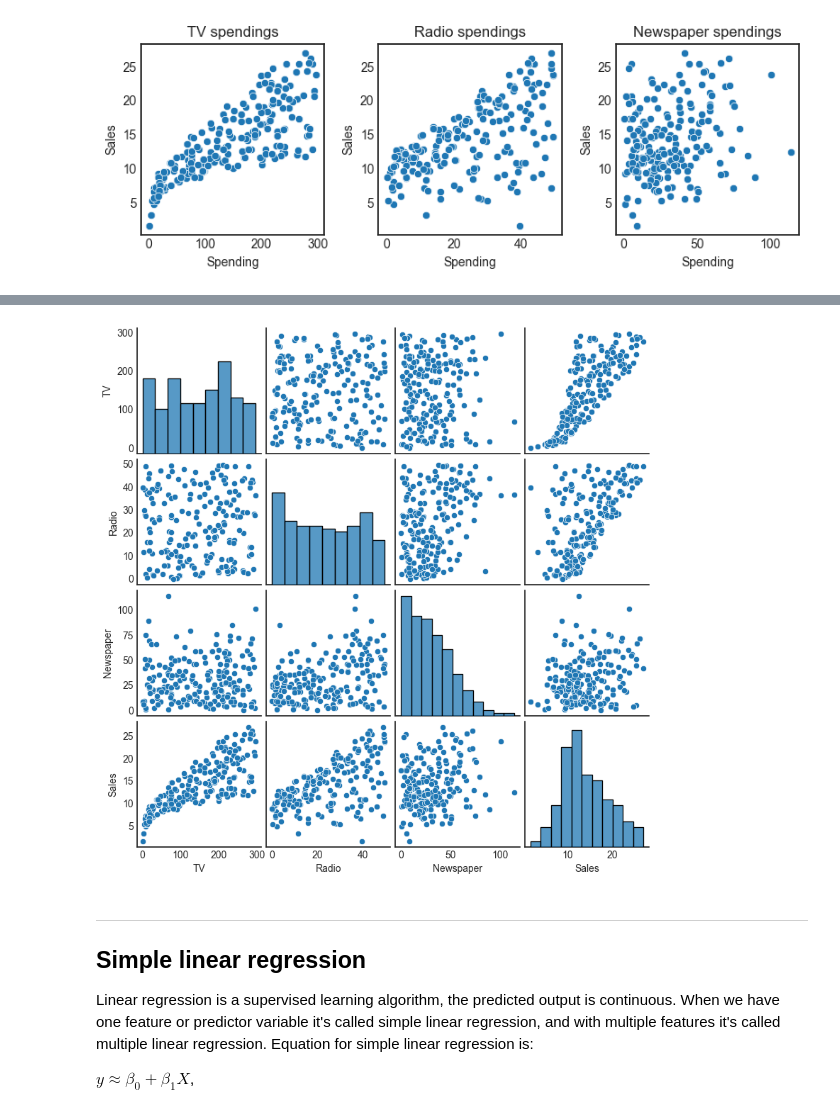
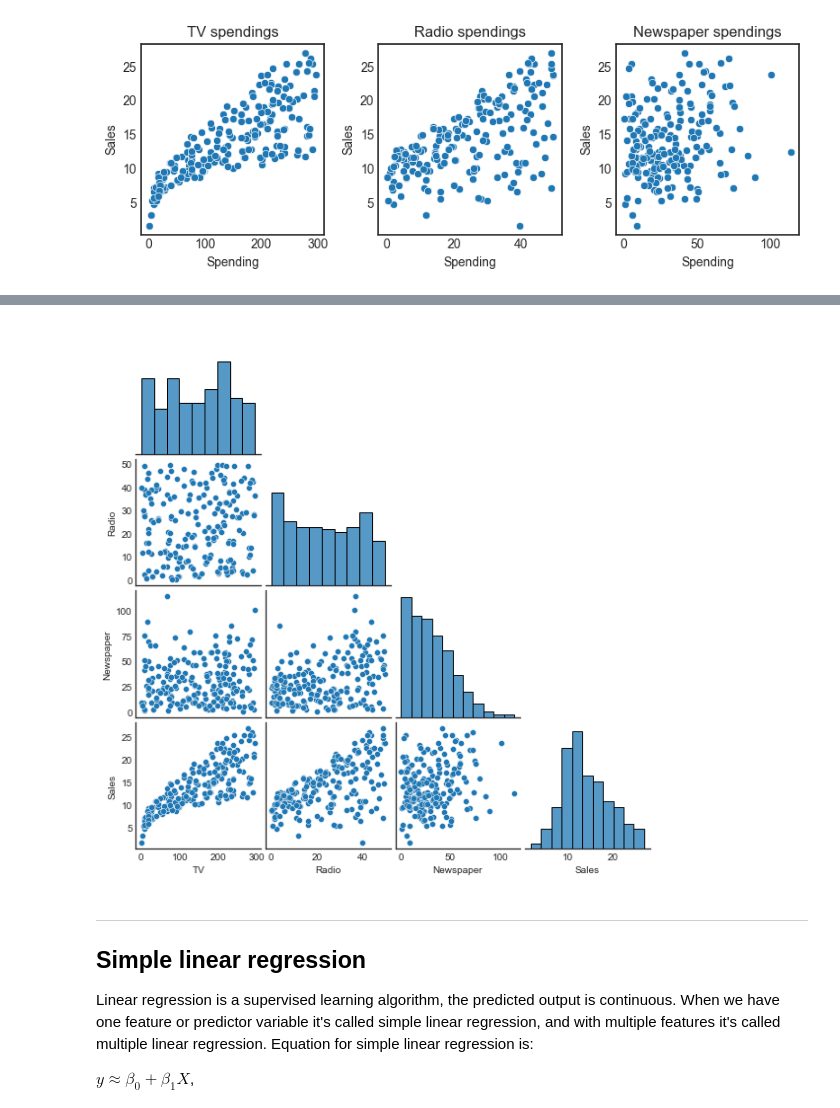
Before and after one commit to smlatic/Machine-Learning-ITHS, a Jupyter notebook: Lecture_code/L0-Linear_regression.ipynb, the cells around one changed output, grey strips where cells are left out. Cells and saved outputs as stored; diff of their text form; code cells hidden in the pictures.

```diff
--- a/Lecture_code/L0-Linear_regression.ipynb
+++ b/Lecture_code/L0-Linear_regression.ipynb
@@ -45,7 +45,7 @@ import numpy as np
 
 plt.style.use("seaborn-white")
 
-df = pd.read_csv("../Data/Advertising.csv", index_col=0)
+df = pd.read_csv("Data/Advertising.csv", index_col=0)
 df.head()
 # %% [output]
 |  | TV | Radio | Newspaper | Sales |
@@ -105,9 +94,9 @@ corr_matrix.style.background_gradient(cmap='coolwarm')
 # %%
 # plot pairwise relationships in a df
-ax = sns.pairplot(df, height=2) #corner=True
+ax = sns.pairplot(df, corner=True, height=2)
 # set corner to True as upper right mirrors the corner, this saves computations
 # %% [output]
-[figure, old version]
+[figure, new version]
 # %% [markdown]
 ---
 
```
Also changed, not shown: parts of 2 cells of this notebook, 16 other files.
